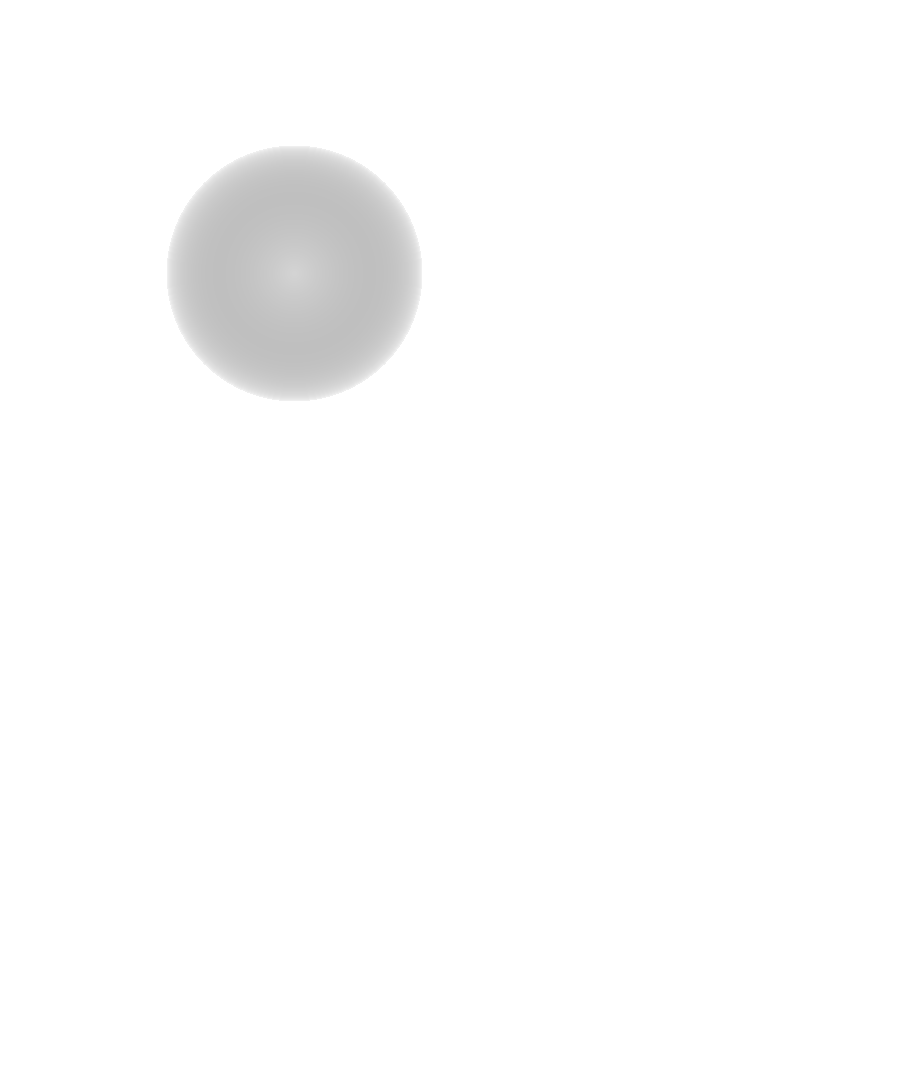
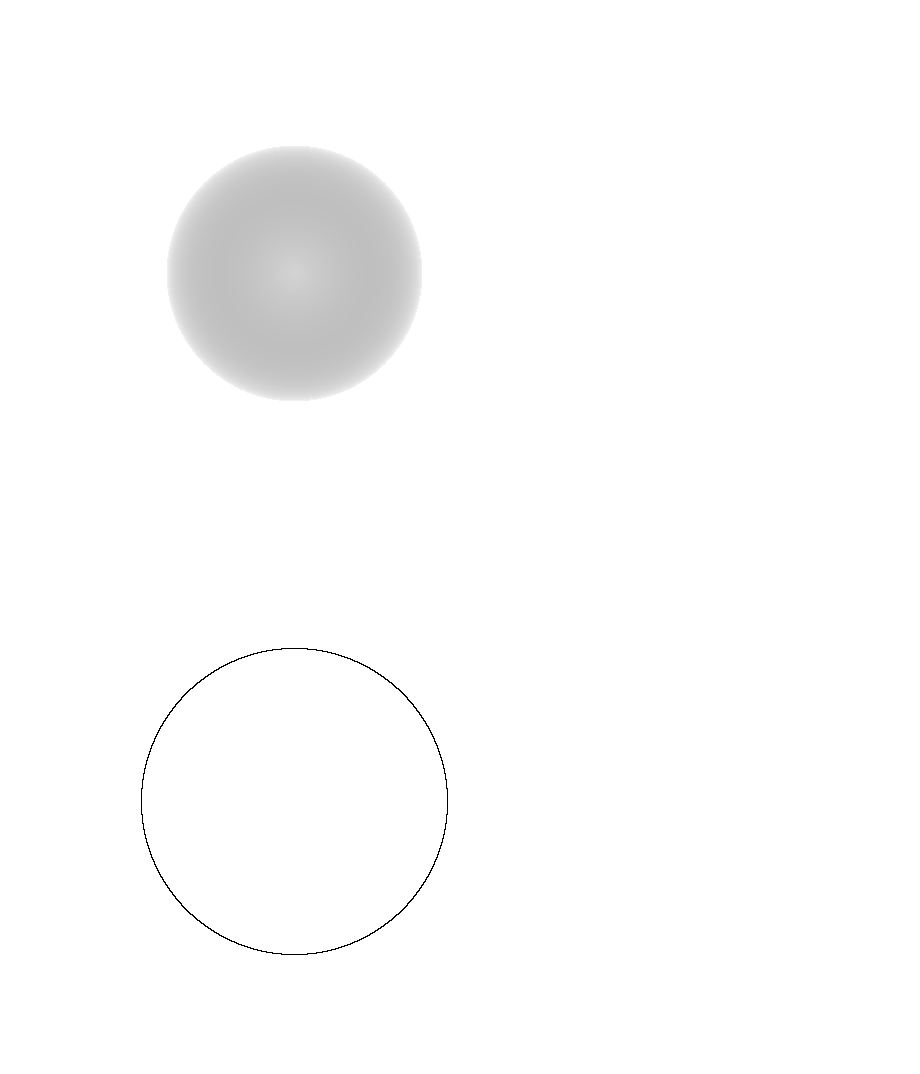
Before and after one commit to SNIPRS/image_utils, a Jupyter notebook: gradient_fill.ipynb, the cells around one changed output. Saved outputs shown, nothing was run; the diff lists cells and outputs as text; code cells hidden in the pictures; blank space fills up the shorter version.

Commit message:
edge detection

```diff
--- a/gradient_fill.ipynb
+++ b/gradient_fill.ipynb
@@ -2,20 +2,22 @@
 import numpy as np
 from scipy.ndimage import distance_transform_edt, distance_transform_cdt, distance_transform_bf
 import PIL.Image as Image
+from PIL import ImageFilter
 
 MAGIC = 255
 
-def get_distance_map(img_array: np.array, thresh: int = 10) -> np.array:
+def _get_distance_map(img_array: np.array, thresh: int = 10, pow: float = 0.5) -> np.array:
     black_mask = np.all(img_array[:, :, :3] <= [thresh, thresh, thresh], axis=-1) & (img_array[:, :, 3] >= MAGIC - thresh)
     dis_map = distance_transform_edt(~black_mask)
-    return np.pow(dis_map / np.max(dis_map), 0.5)
+    return np.pow(dis_map / np.max(dis_map), pow)
 
-def gradient_map(img: Image, thresh: int = 10) -> Image:
+def gradient_map(img: Image, thresh: int = 10, pow: float = 0.5) -> Image:
+    # Gradient map for 3D shading assistance
     if img.mode != 'RGBA':
         img = img.convert('RGBA')
     img_array = np.array(img)
     output_image = Image.new('RGBA', img_array.shape[0:2])
-    dis_map = get_distance_map(img_array, thresh=thresh)
+    dis_map = _get_distance_map(img_array, thresh=thresh, pow=pow)
     pixels = output_image.load()
 
     for i in range(output_image.size[0]):
@@ -26,6 +28,21 @@ def gradient_map(img: Image, thresh: int = 10) -> Image:
                             int(img_array[i,j,3]*dis_map[i,j]))
 
     return output_image
+
+def outline_simplify(img: Image) -> Image:
+    # Colours the inside of the image white, while outlining the edges in black
+    imgf = img.filter(ImageFilter.FIND_EDGES)
+    pixelsf = imgf.load()
+    pixels = img.load()
+    for i in range(imgf.size[0]):
+        for j in range(imgf.size[1]):
+            edge_alph = pixelsf[i,j][3]
+            tup = (MAGIC - edge_alph,
+                MAGIC - edge_alph,
+                MAGIC - edge_alph,
+                MAGIC*pixels[i,j][3])
+            pixelsf[i,j] = tup # (0, 0, 0, 255*alph)
+    return imgf
 # %%
 sz = 512
 sample_image = Image.new('RGBA', (sz, sz))
@@ -49,3 +66,9 @@ output_image = gradient_map(img, thresh=3)
 display(output_image)
 # %% [output]
 [figure]
+# %%
+img = sample_image
+output_image = outline_simplify(img)
+display(output_image)
+# %% [output]
+[figure, added]
```
Also changed, not shown: parts of 1 cell of this notebook, 1 other file.
